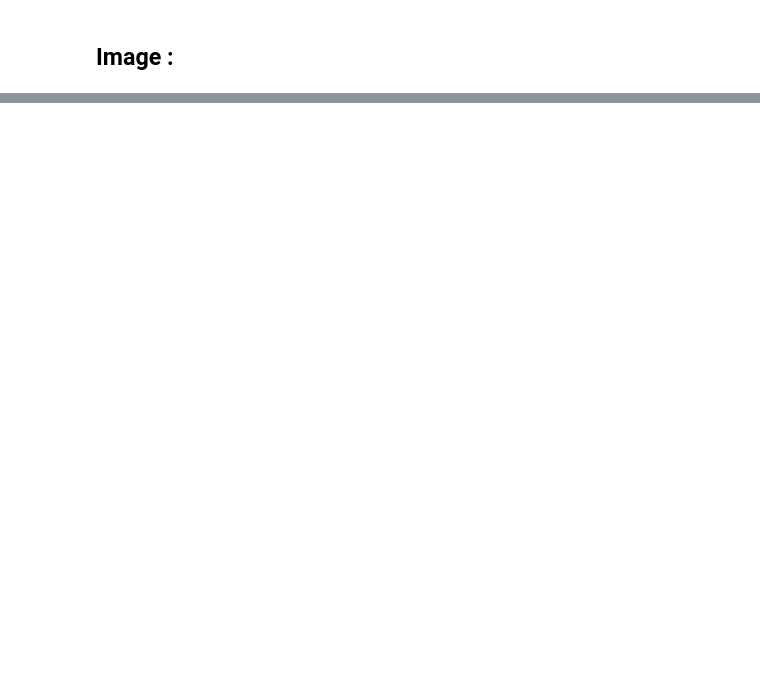
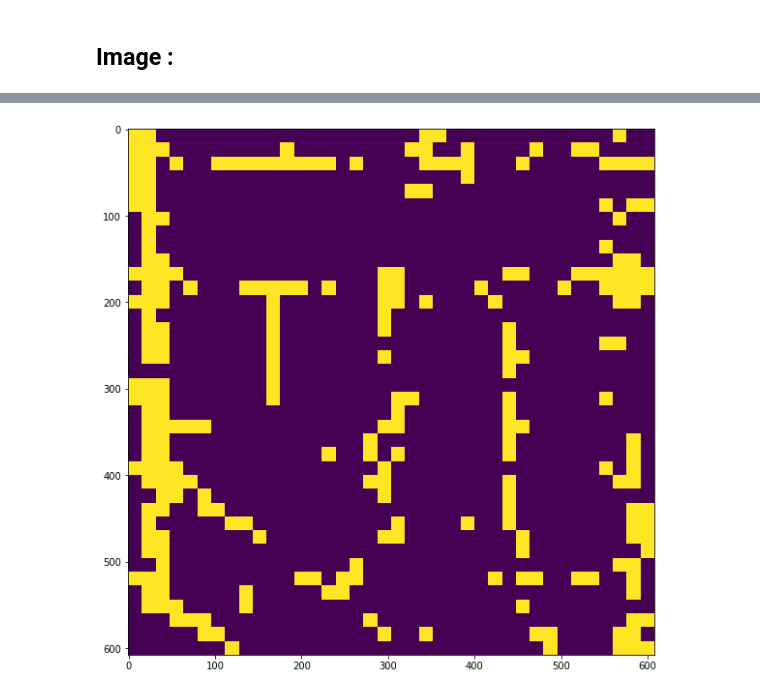
Before and after one commit to leobouraux/-CS433-Machine-Learning-projects, a Jupyter notebook: project2/LEO/Dossier final/logistic regression/Test_logreg.ipynb, the cells around one changed output, grey strips where cells are left out. Cells and saved outputs as stored; diff of their text form; code cells hidden in the pictures; blank space fills up the shorter version.

```diff
--- a/project2/LEO/Dossier final/logistic regression/Test_logreg.ipynb
+++ b/project2/LEO/Dossier final/logistic regression/Test_logreg.ipynb
@@ -116,0 +108,7 @@ plt.imshow(new_img)
+# %%
+fig = plt.gcf()
+fig.set_size_inches(10,10)
+plt.imshow(predicted_im)
+fig.savefig("logreg_pred.png")
+# %% [output]
+[figure, added]
```
Also changed, not shown: parts of 14 cells of this notebook, 5 other files.
